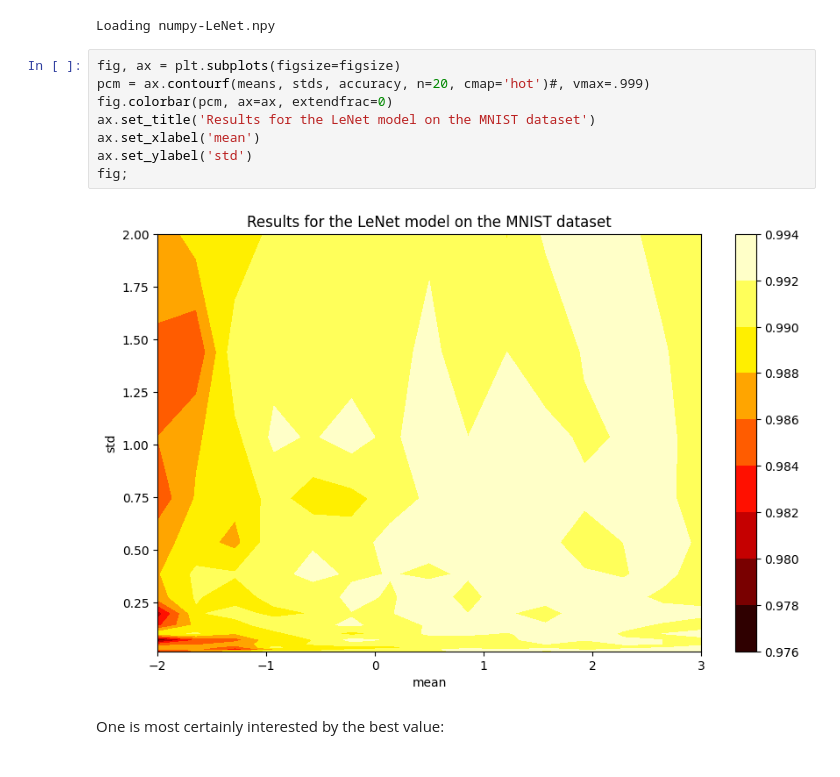
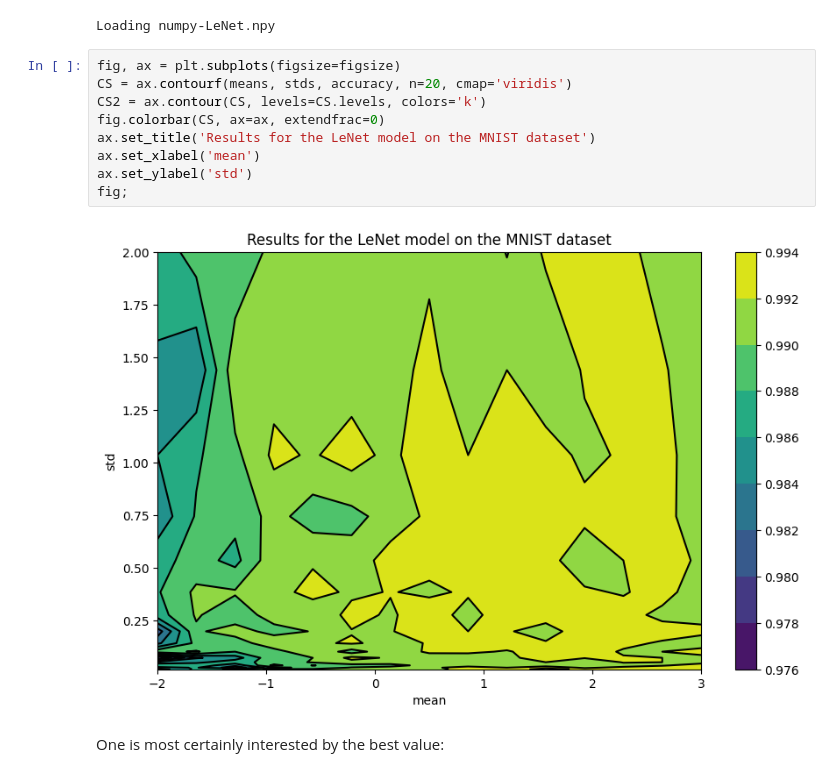
Before and after one commit to laurentperrinet/2024-12-09-normalizing-images-in-convolutional-neural-networks, a Jupyter notebook: 2024-12-09-normalizing-images-in-convolutional-neural-networks.ipynb, the cells around one changed output. Cells and saved outputs as stored; diff of their text form.

```diff
--- a/2024-12-09-normalizing-images-in-convolutional-neural-networks.ipynb
+++ b/2024-12-09-normalizing-images-in-convolutional-neural-networks.ipynb
@@ -237,14 +237,15 @@ else:
 Loading numpy-LeNet.npy
 # %%
 fig, ax = plt.subplots(figsize=figsize)
-pcm = ax.contourf(means, stds, accuracy, n=20, cmap='hot')#, vmax=.999)
-fig.colorbar(pcm, ax=ax, extendfrac=0)
+CS = ax.contourf(means, stds, accuracy, n=20, cmap='viridis')
+CS2 = ax.contour(CS, levels=CS.levels, colors='k')
+fig.colorbar(CS, ax=ax, extendfrac=0)
 ax.set_title('Results for the LeNet model on the MNIST dataset')
 ax.set_xlabel('mean')
 ax.set_ylabel('std')
 fig;
 # %% [output]
-[figure, old version]
+[figure, new version]
 # %% [markdown]
 One is most certainly interested by the best value:
 # %%
```
Also changed, not shown: parts of 12 cells of this notebook.
